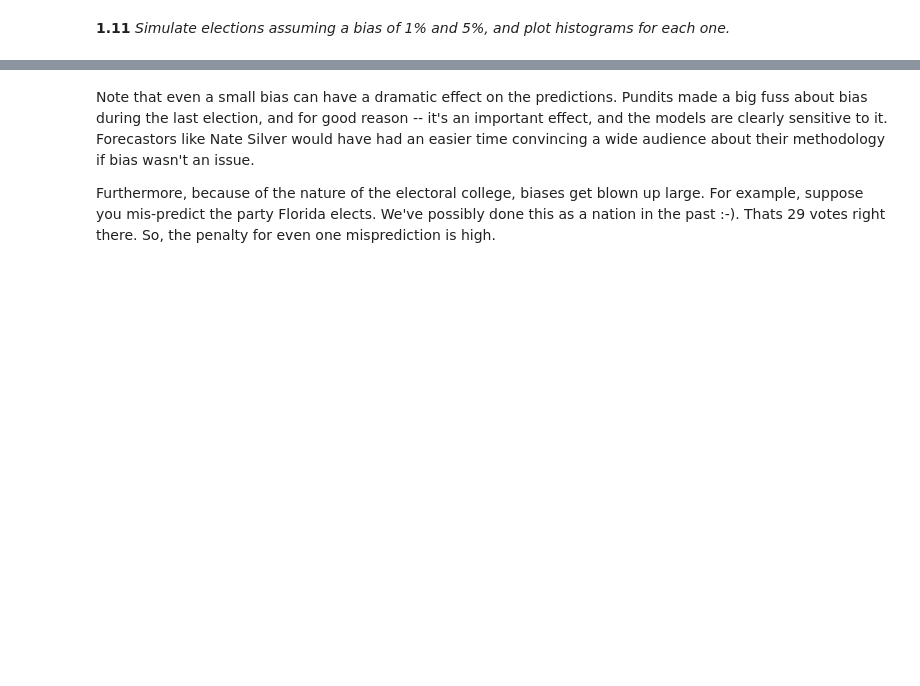
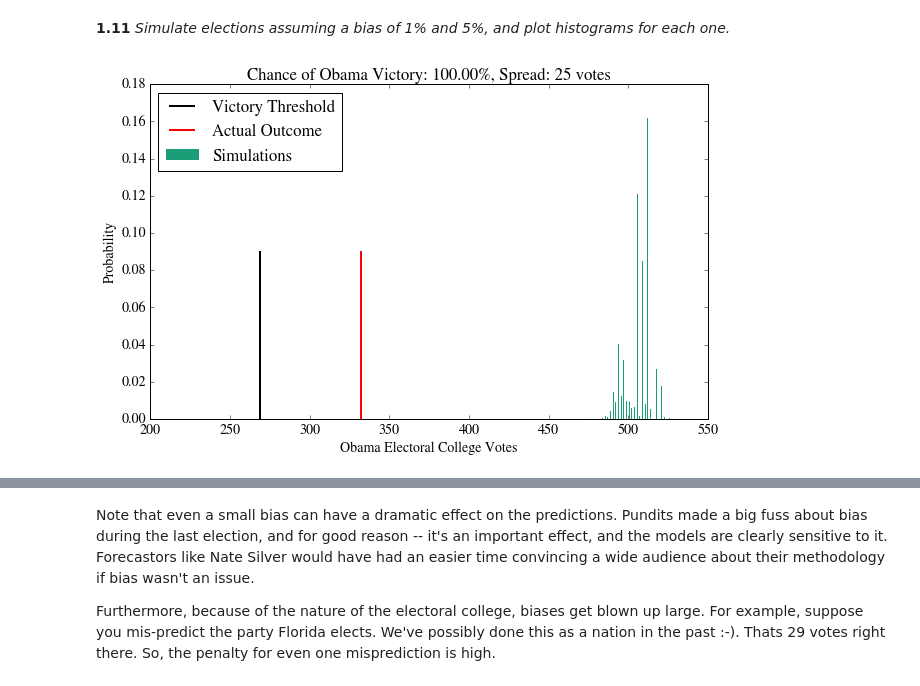
Before and after one commit to hiroshi-ishiiadajar/content, a Jupyter notebook: HW2.ipynb, the cells around one changed output, grey strips where cells are left out. Saved outputs shown, nothing was run; the diff lists cells and outputs as text; code cells hidden in the pictures; blank space fills up the shorter version.

```diff
--- a/HW2.ipynb
+++ b/HW2.ipynb
@@ -653,5 +635,8 @@ Examples
 >>> .460172
 """
 #your code here
+def biased_gallup_poll(gallup, bias):
+    gallup.Dem_Adv += bias
+    return uncertain_gallup_model(gallup)
 # %% [markdown]
 **1.11** *Simulate elections assuming a bias of 1% and 5%, and plot histograms for each one.*
@@ -659,0 +643,8 @@ Examples
+# %%
+#your code here
+model_1 = biased_gallup_poll(gallup_2012, 1.)
+model_1 = model_1.join(electoral_votes)
+prediction_1 = simulate_election(model_1, 10000)
+plot_simulation(prediction_1)
+# %% [output]
+[figure, added]
```
Also changed, not shown: parts of 9 cells of this notebook.
